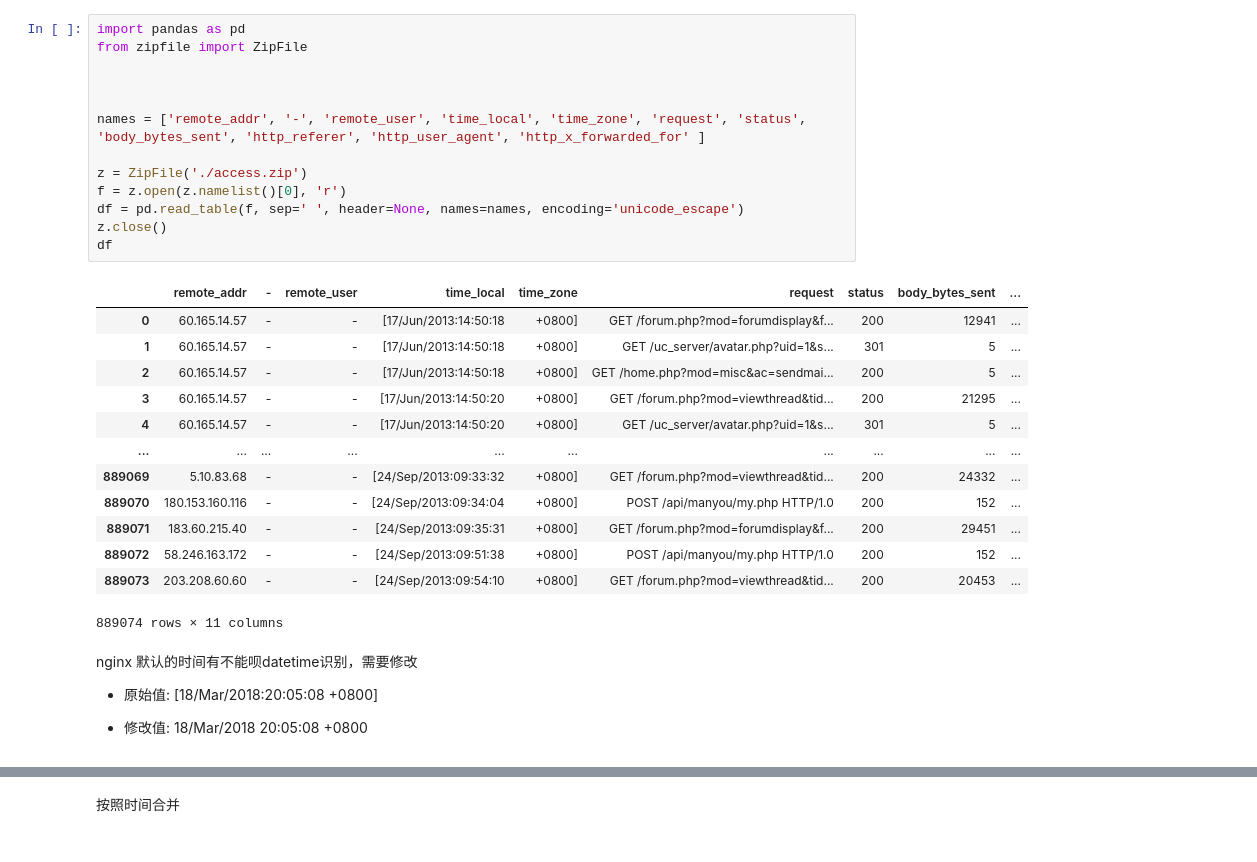
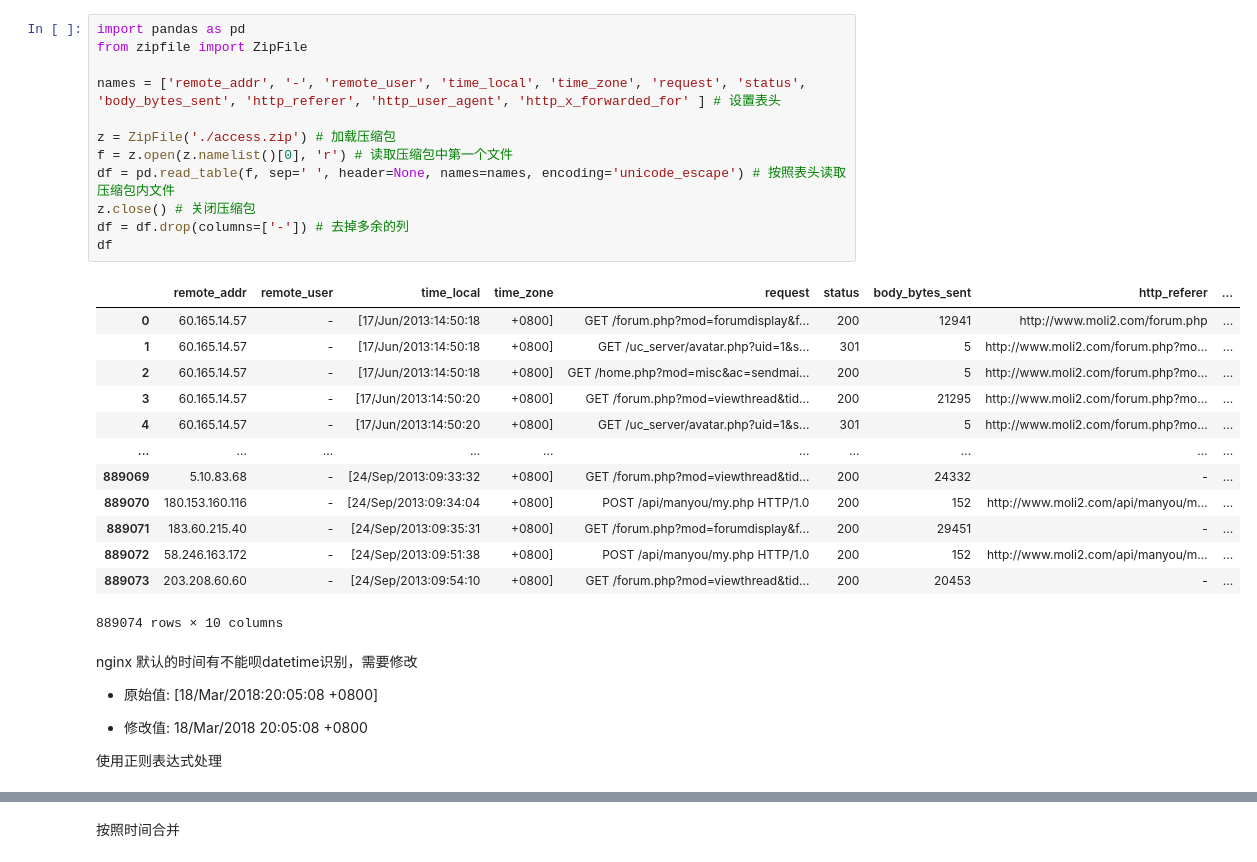
Before and after one commit to thales-ucas/weblog, a Jupyter notebook: nginx.ipynb, the cells around one changed output, grey strips where cells are left out. Saved outputs shown, nothing was run; the diff lists cells and outputs as text.

```diff
--- a/nginx.ipynb
+++ b/nginx.ipynb
@@ -16,30 +33,29 @@ log_format  main  '$remote_addr - $remote_user [$time_local] "$request" '
 # %%
 import pandas as pd
 from zipfile import ZipFile
 
+names = ['remote_addr', '-', 'remote_user', 'time_local', 'time_zone', 'request', 'status', 'body_bytes_sent', 'http_referer', 'http_user_agent', 'http_x_forwarded_for' ] # 设置表头
 
-
-names = ['remote_addr', '-', 'remote_user', 'time_local', 'time_zone', 'request', 'status', 'body_bytes_sent', 'http_referer', 'http_user_agent', 'http_x_forwarded_for' ]
-
-z = ZipFile('./access.zip')
-f = z.open(z.namelist()[0], 'r')
-df = pd.read_table(f, sep=' ', header=None, names=names, encoding='unicode_escape')
-z.close()
+z = ZipFile('./access.zip') # 加载压缩包
+f = z.open(z.namelist()[0], 'r') # 读取压缩包中第一个文件
+df = pd.read_table(f, sep=' ', header=None, names=names, encoding='unicode_escape') # 按照表头读取压缩包内文件
+z.close() # 关闭压缩包
+df = df.drop(columns=['-']) # 去掉多余的列
 df
 # %% [output]
-|  | remote_addr | - | remote_user | time_local | time_zone | request | status | body_bytes_sent | ... |
-| 0 | 60.165.14.57 | - | - | [17/Jun/2013:14:50:18 | +0800] | GET /forum.php?mod=forumdisplay&f... | 200 | 12941 | ... |
-| 1 | 60.165.14.57 | - | - | [17/Jun/2013:14:50:18 | +0800] | GET /uc_server/avatar.php?uid=1&s... | 301 | 5 | ... |
-| 2 | 60.165.14.57 | - | - | [17/Jun/2013:14:50:18 | +0800] | GET /home.php?mod=misc&ac=sendmai... | 200 | 5 | ... |
-| 3 | 60.165.14.57 | - | - | [17/Jun/2013:14:50:20 | +0800] | GET /forum.php?mod=viewthread&tid... | 200 | 21295 | ... |
-| 4 | 60.165.14.57 | - | - | [17/Jun/2013:14:50:20 | +0800] | GET /uc_server/avatar.php?uid=1&s... | 301 | 5 | ... |
+|  | remote_addr | remote_user | time_local | time_zone | request | status | body_bytes_sent | http_referer | ... |
+| 0 | 60.165.14.57 | - | [17/Jun/2013:14:50:18 | +0800] | GET /forum.php?mod=forumdisplay&f... | 200 | 12941 | http://www.moli2.com/forum.php | ... |
+| 1 | 60.165.14.57 | - | [17/Jun/2013:14:50:18 | +0800] | GET /uc_server/avatar.php?uid=1&s... | 301 | 5 | http://www.moli2.com/forum.php?mo... | ... |
+| 2 | 60.165.14.57 | - | [17/Jun/2013:14:50:18 | +0800] | GET /home.php?mod=misc&ac=sendmai... | 200 | 5 | http://www.moli2.com/forum.php?mo... | ... |
+| 3 | 60.165.14.57 | - | [17/Jun/2013:14:50:20 | +0800] | GET /forum.php?mod=viewthread&tid... | 200 | 21295 | http://www.moli2.com/forum.php?mo... | ... |
+| 4 | 60.165.14.57 | - | [17/Jun/2013:14:50:20 | +0800] | GET /uc_server/avatar.php?uid=1&s... | 301 | 5 | http://www.moli2.com/forum.php?mo... | ... |
 | ... | ... | ... | ... | ... | ... | ... | ... | ... | ... |
-| 889069 | 5.10.83.68 | - | - | [24/Sep/2013:09:33:32 | +0800] | GET /forum.php?mod=viewthread&tid... | 200 | 24332 | ... |
-| 889070 | 180.153.160.116 | - | - | [24/Sep/2013:09:34:04 | +0800] | POST /api/manyou/my.php HTTP/1.0 | 200 | 152 | ... |
-| 889071 | 183.60.215.40 | - | - | [24/Sep/2013:09:35:31 | +0800] | GET /forum.php?mod=forumdisplay&f... | 200 | 29451 | ... |
-| 889072 | 58.246.163.172 | - | - | [24/Sep/2013:09:51:38 | +0800] | POST /api/manyou/my.php HTTP/1.0 | 200 | 152 | ... |
-| 889073 | 203.208.60.60 | - | - | [24/Sep/2013:09:54:10 | +0800] | GET /forum.php?mod=viewthread&tid... | 200 | 20453 | ... |
+| 889069 | 5.10.83.68 | - | [24/Sep/2013:09:33:32 | +0800] | GET /forum.php?mod=viewthread&tid... | 200 | 24332 | - | ... |
+| 889070 | 180.153.160.116 | - | [24/Sep/2013:09:34:04 | +0800] | POST /api/manyou/my.php HTTP/1.0 | 200 | 152 | http://www.moli2.com/api/manyou/m... | ... |
+| 889071 | 183.60.215.40 | - | [24/Sep/2013:09:35:31 | +0800] | GET /forum.php?mod=forumdisplay&f... | 200 | 29451 | - | ... |
+| 889072 | 58.246.163.172 | - | [24/Sep/2013:09:51:38 | +0800] | POST /api/manyou/my.php HTTP/1.0 | 200 | 152 | http://www.moli2.com/api/manyou/m... | ... |
+| 889073 | 203.208.60.60 | - | [24/Sep/2013:09:54:10 | +0800] | GET /forum.php?mod=viewthread&tid... | 200 | 20453 | - | ... |
-889074 rows × 11 columns
+889074 rows × 10 columns
 # %% [markdown]
 nginx 默认的时间有不能呗datetime识别，需要修改
 
@@ -48,6 +64,9 @@ nginx 默认的时间有不能呗datetime识别，需要修改
 
 
 - 修改值: 18/Mar/2018 20:05:08 +0800
+
+
+使用正则表达式处理
 # %%
 import re
 
```
Also changed, not shown: parts of 13 cells of this notebook, 1 other file.
